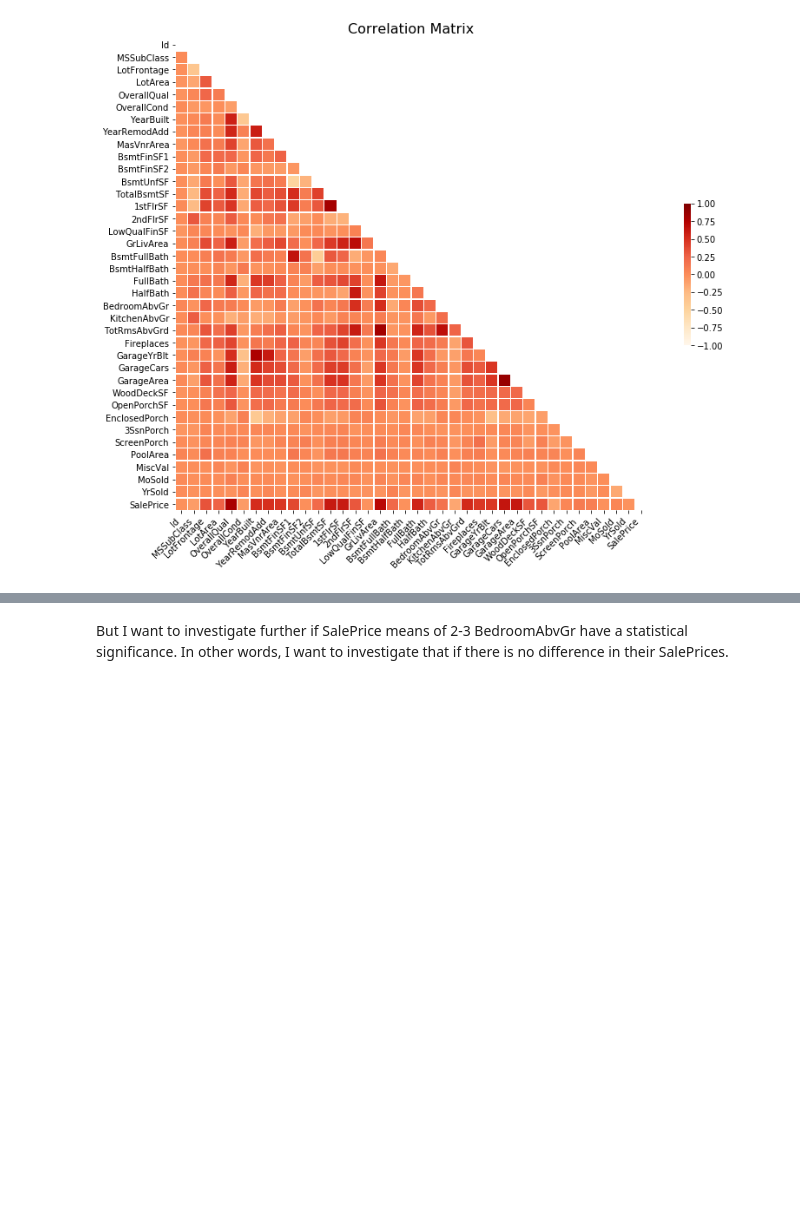
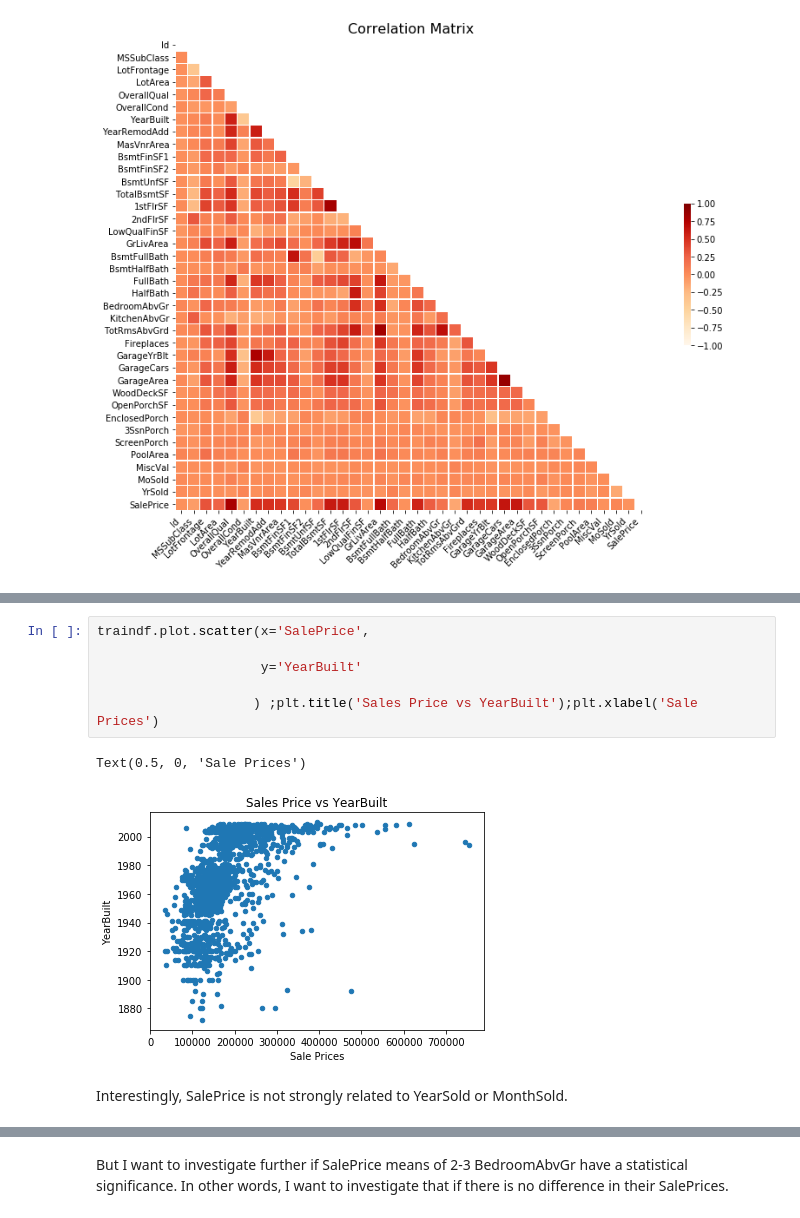
Before and after one commit to NewtoIBM/data_student, a Jupyter notebook: Egor_CapsProj_DatastoryPart.ipynb, the cells around one changed output, grey strips where cells are left out. Drawn from its saved outputs; the diff is of its cells as text; blank space fills up the shorter version.

```diff
--- a/Egor_CapsProj_DatastoryPart.ipynb
+++ b/Egor_CapsProj_DatastoryPart.ipynb
@@ -196,0 +174,11 @@ Interestingly, SalePrice is not strongly related to Porch, PoolArea,YrSold or Mo
+# %%
+traindf.plot.scatter(x='SalePrice',
+
+                     y='YearBuilt'
+
+                    ) ;plt.title('Sales Price vs YearBuilt');plt.xlabel('Sale Prices')
+# %% [output]
+Text(0.5, 0, 'Sale Prices')
+[figure, added]
+# %% [markdown]
+Interestingly, SalePrice is not strongly related to YearSold or MonthSold.
```
Also changed, not shown: parts of 41 cells of this notebook.
